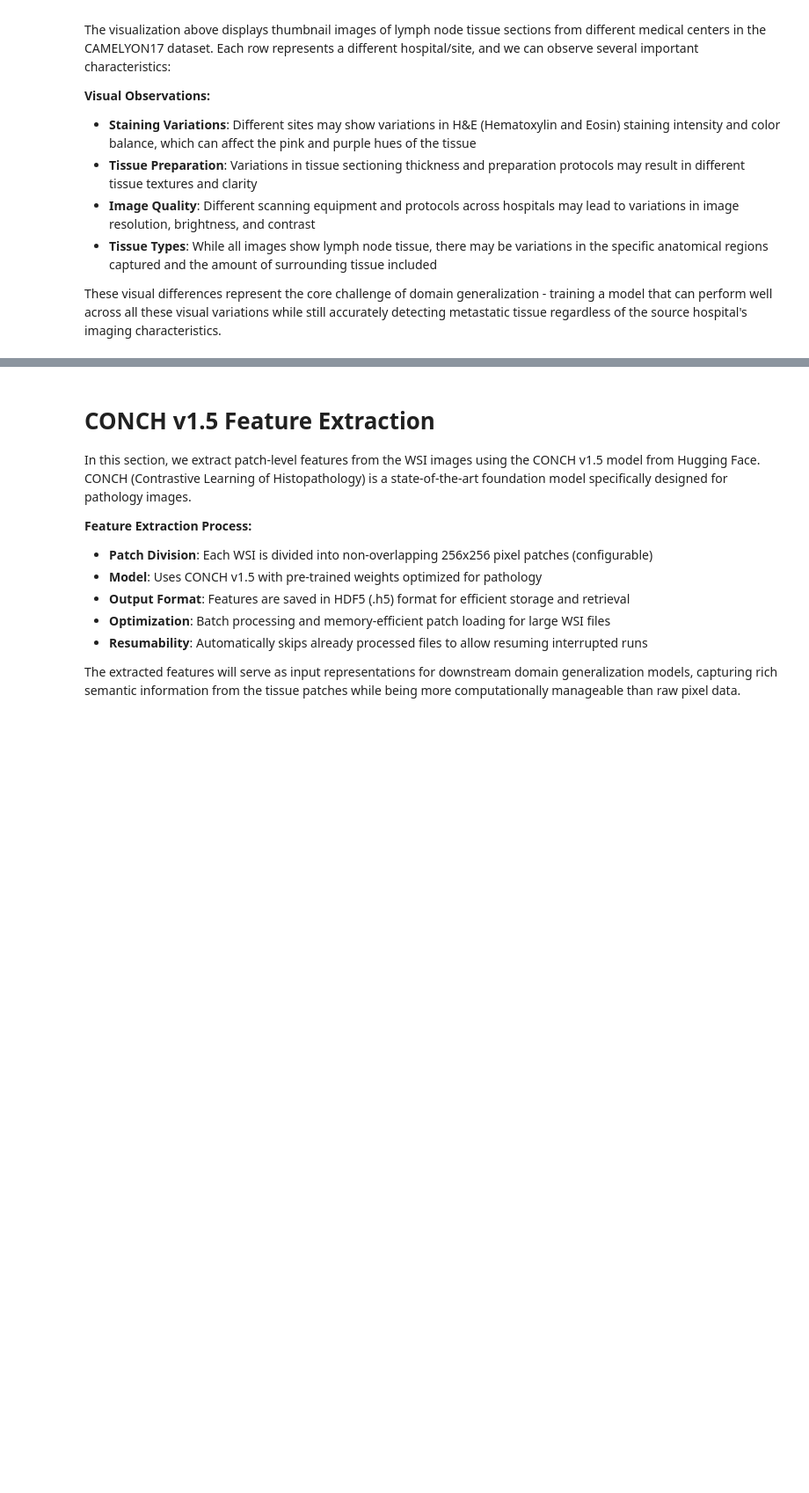
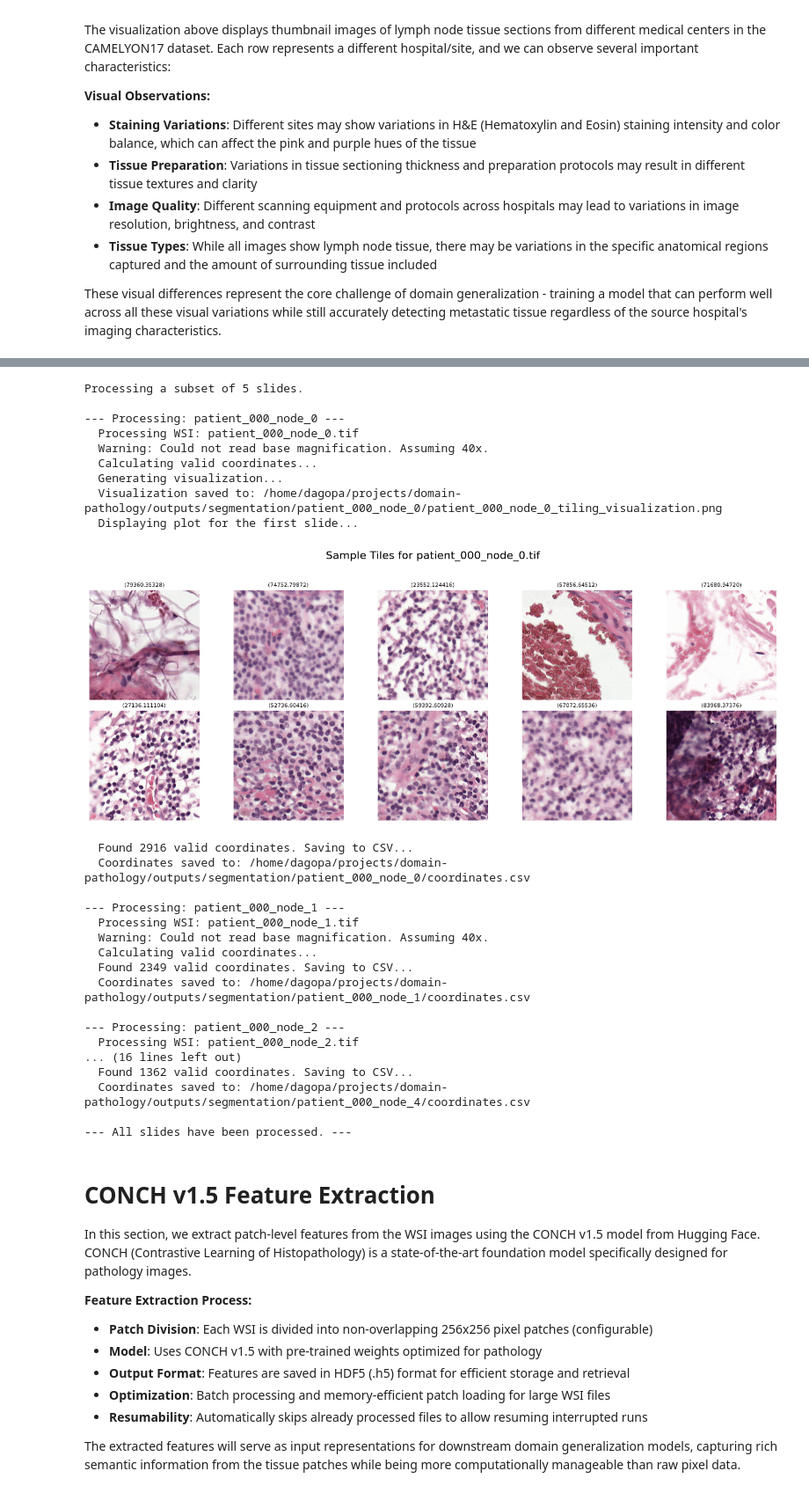
Before and after one commit to dagoPA/domain-pathology, a Jupyter notebook: notebooks/domain_pathology.ipynb, the cells around one changed output, grey strips where cells are left out. Shown at 88% size. Drawn from its saved outputs; the diff is of its cells as text; code cells hidden in the pictures; blank space fills up the shorter version.

```diff
--- a/notebooks/domain_pathology.ipynb
+++ b/notebooks/domain_pathology.ipynb
@@ -113,3 +120,35 @@ Parameters saved to: /home/dagopa/projects/domain-pathology/outputs/segmentation
+# %%
+from source.preprocessing import tiling
+
+tiling.process_all_slides(max_slides=5, show_first_slide_tiling=True)
+# %% [output]
+Processing a subset of 5 slides.
+
+--- Processing: patient_000_node_0 ---
+  Processing WSI: patient_000_node_0.tif
+  Warning: Could not read base magnification. Assuming 40x.
+  Calculating valid coordinates...
+  Generating visualization...
+  Visualization saved to: /home/dagopa/projects/domain-pathology/outputs/segmentation/patient_000_node_0/patient_000_node_0_tiling_visualization.png
+  Displaying plot for the first slide...
+[figure, added]
+  Found 2916 valid coordinates. Saving to CSV...
+  Coordinates saved to: /home/dagopa/projects/domain-pathology/outputs/segmentation/patient_000_node_0/coordinates.csv
+
+--- Processing: patient_000_node_1 ---
+  Processing WSI: patient_000_node_1.tif
+  Warning: Could not read base magnification. Assuming 40x.
+  Calculating valid coordinates...
+  Found 2349 valid coordinates. Saving to CSV...
+  Coordinates saved to: /home/dagopa/projects/domain-pathology/outputs/segmentation/patient_000_node_1/coordinates.csv
+
+--- Processing: patient_000_node_2 ---
+  Processing WSI: patient_000_node_2.tif
+... (16 lines left out)
+  Found 1362 valid coordinates. Saving to CSV...
+  Coordinates saved to: /home/dagopa/projects/domain-pathology/outputs/segmentation/patient_000_node_4/coordinates.csv
+
+--- All slides have been processed. ---
 # %% [markdown]
 # CONCH v1.5 Feature Extraction
 
```
Also changed, not shown: parts of 3 cells of this notebook, 3 other files.
